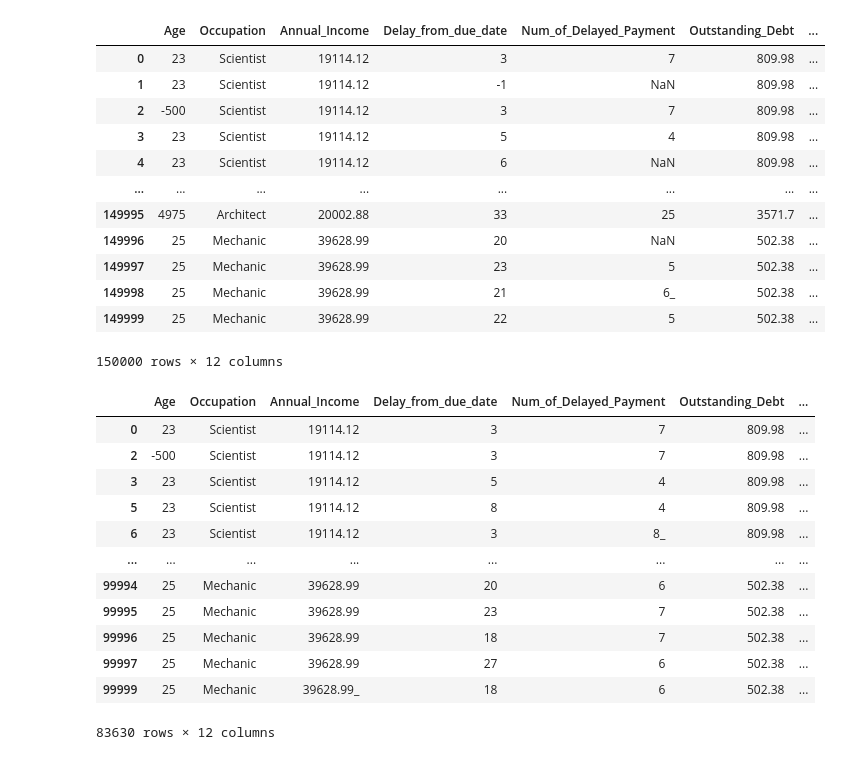
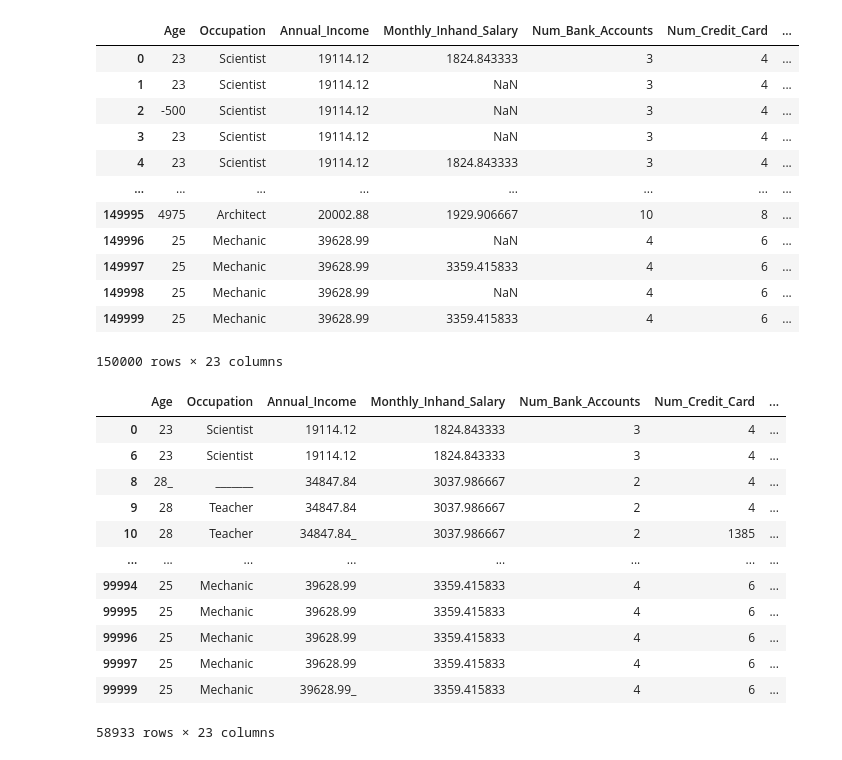
Before and after one commit to 1-stefan/BU425-Project-Credit-Rating, a Jupyter notebook: notebooks/Pre-Processing.ipynb, the cells around one changed output. Saved outputs shown, nothing was run; the diff lists cells and outputs as text; code cells hidden in the pictures.

```diff
--- a/notebooks/Pre-Processing.ipynb
+++ b/notebooks/Pre-Processing.ipynb
@@ -9,6 +9,9 @@ from sklearn.linear_model import Ridge, Lasso
 from sklearn.pipeline import Pipeline
 from sklearn.preprocessing import StandardScaler, PolynomialFeatures
 from sklearn.metrics import mean_squared_error
+
+pd.set_option('display.max_columns', None)
+pd.options.mode.chained_assignment = None
 # %%
 train = pd.read_csv("train.csv")
 test = pd.read_csv("test.csv")
@@ -34,49 +37,48 @@ memory usage: 21.4+ MB
 # %%
 #drop id columns, ones that are not necessary
 
 data = [train, test]
 
 df = pd.concat(data, ignore_index = True)
 
-cols = ['ID','Customer_ID','Month','Name','SSN','Monthly_Inhand_Salary','Num_Bank_Accounts','Num_Credit_Card',
-         'Interest_Rate','Num_of_Loan','Type_of_Loan','Changed_Credit_Limit','Num_Credit_Inquiries','Credit_Mix',
-         'Credit_Utilization_Ratio','Amount_invested_monthly']
+#drop id cols nd unnecessary
+cols = ['ID','Customer_ID','Month','Name','SSN',]
 
 df = df.drop(cols, axis = 1)
 df
 # %% [output]
-|  | Age | Occupation | Annual_Income | Delay_from_due_date | Num_of_Delayed_Payment | Outstanding_Debt | ... |
-| 0 | 23 | Scientist | 19114.12 | 3 | 7 | 809.98 | ... |
-| 1 | 23 | Scientist | 19114.12 | -1 | NaN | 809.98 | ... |
-| 2 | -500 | Scientist | 19114.12 | 3 | 7 | 809.98 | ... |
-| 3 | 23 | Scientist | 19114.12 | 5 | 4 | 809.98 | ... |
-| 4 | 23 | Scientist | 19114.12 | 6 | NaN | 809.98 | ... |
+|  | Age | Occupation | Annual_Income | Monthly_Inhand_Salary | Num_Bank_Accounts | Num_Credit_Card | ... |
+| 0 | 23 | Scientist | 19114.12 | 1824.843333 | 3 | 4 | ... |
+| 1 | 23 | Scientist | 19114.12 | NaN | 3 | 4 | ... |
+| 2 | -500 | Scientist | 19114.12 | NaN | 3 | 4 | ... |
+| 3 | 23 | Scientist | 19114.12 | NaN | 3 | 4 | ... |
+| 4 | 23 | Scientist | 19114.12 | 1824.843333 | 3 | 4 | ... |
 | ... | ... | ... | ... | ... | ... | ... | ... |
-| 149995 | 4975 | Architect | 20002.88 | 33 | 25 | 3571.7 | ... |
-| 149996 | 25 | Mechanic | 39628.99 | 20 | NaN | 502.38 | ... |
-| 149997 | 25 | Mechanic | 39628.99 | 23 | 5 | 502.38 | ... |
-| 149998 | 25 | Mechanic | 39628.99 | 21 | 6_ | 502.38 | ... |
-| 149999 | 25 | Mechanic | 39628.99 | 22 | 5 | 502.38 | ... |
+| 149995 | 4975 | Architect | 20002.88 | 1929.906667 | 10 | 8 | ... |
+| 149996 | 25 | Mechanic | 39628.99 | NaN | 4 | 6 | ... |
+| 149997 | 25 | Mechanic | 39628.99 | 3359.415833 | 4 | 6 | ... |
+| 149998 | 25 | Mechanic | 39628.99 | NaN | 4 | 6 | ... |
+| 149999 | 25 | Mechanic | 39628.99 | 3359.415833 | 4 | 6 | ... |
-150000 rows × 12 columns
+150000 rows × 23 columns
 # %%
 #drop na values from columns
 
 df = df.dropna()
 df
 # %% [output]
-|  | Age | Occupation | Annual_Income | Delay_from_due_date | Num_of_Delayed_Payment | Outstanding_Debt | ... |
-| 0 | 23 | Scientist | 19114.12 | 3 | 7 | 809.98 | ... |
-| 2 | -500 | Scientist | 19114.12 | 3 | 7 | 809.98 | ... |
-| 3 | 23 | Scientist | 19114.12 | 5 | 4 | 809.98 | ... |
-| 5 | 23 | Scientist | 19114.12 | 8 | 4 | 809.98 | ... |
-| 6 | 23 | Scientist | 19114.12 | 3 | 8_ | 809.98 | ... |
+|  | Age | Occupation | Annual_Income | Monthly_Inhand_Salary | Num_Bank_Accounts | Num_Credit_Card | ... |
+| 0 | 23 | Scientist | 19114.12 | 1824.843333 | 3 | 4 | ... |
+| 6 | 23 | Scientist | 19114.12 | 1824.843333 | 3 | 4 | ... |
+| 8 | 28_ | _______ | 34847.84 | 3037.986667 | 2 | 4 | ... |
+| 9 | 28 | Teacher | 34847.84 | 3037.986667 | 2 | 4 | ... |
+| 10 | 28 | Teacher | 34847.84_ | 3037.986667 | 2 | 1385 | ... |
 | ... | ... | ... | ... | ... | ... | ... | ... |
-| 99994 | 25 | Mechanic | 39628.99 | 20 | 6 | 502.38 | ... |
-| 99995 | 25 | Mechanic | 39628.99 | 23 | 7 | 502.38 | ... |
-| 99996 | 25 | Mechanic | 39628.99 | 18 | 7 | 502.38 | ... |
-| 99997 | 25 | Mechanic | 39628.99 | 27 | 6 | 502.38 | ... |
-| 99999 | 25 | Mechanic | 39628.99_ | 18 | 6 | 502.38 | ... |
+| 99994 | 25 | Mechanic | 39628.99 | 3359.415833 | 4 | 6 | ... |
+| 99995 | 25 | Mechanic | 39628.99 | 3359.415833 | 4 | 6 | ... |
+| 99996 | 25 | Mechanic | 39628.99 | 3359.415833 | 4 | 6 | ... |
+| 99997 | 25 | Mechanic | 39628.99 | 3359.415833 | 4 | 6 | ... |
+| 99999 | 25 | Mechanic | 39628.99_ | 3359.415833 | 4 | 6 | ... |
-83630 rows × 12 columns
+58933 rows × 23 columns
 # %%
 for col in df.columns:
     print(col + ": ")
```
Also changed, not shown: parts of 8 cells of this notebook.
